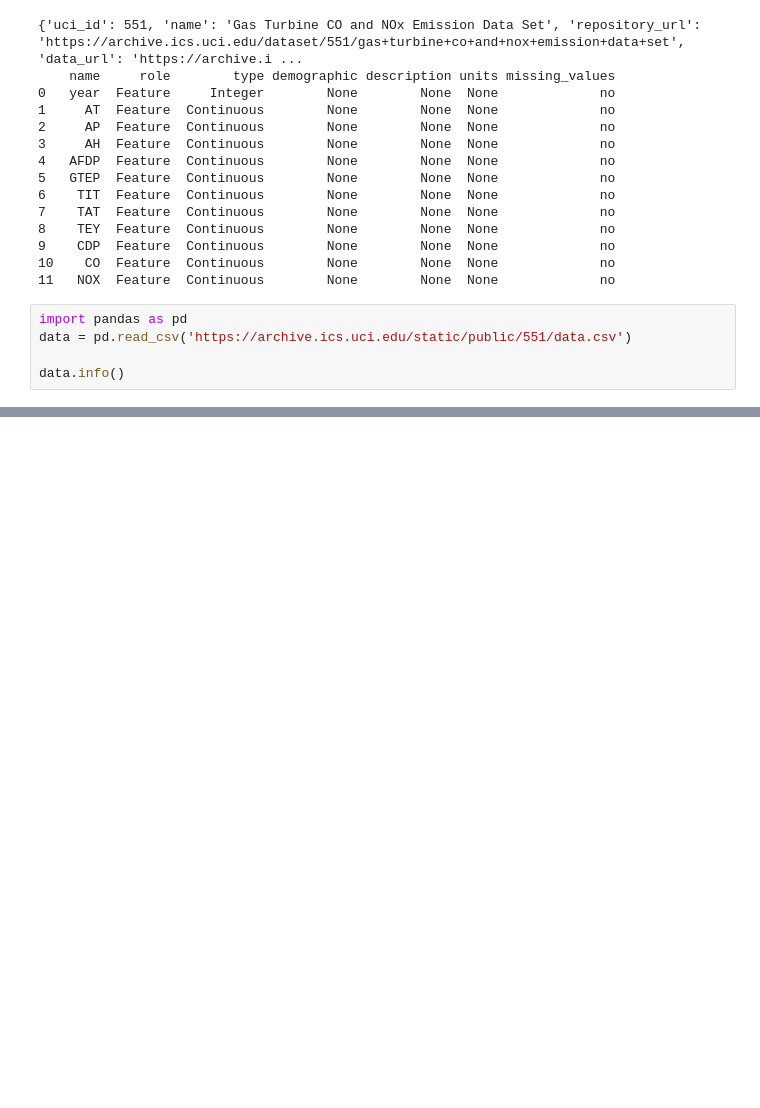
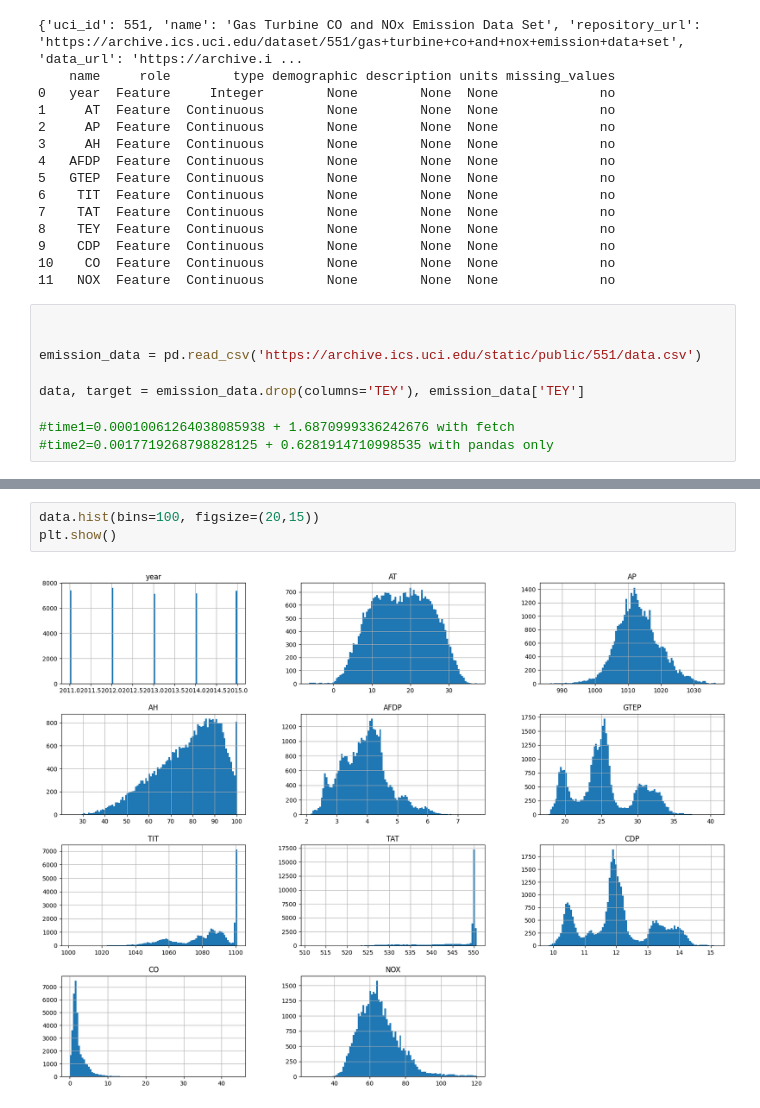
Before and after one commit to dmjLN1026/Pr-dction-TEY, a Jupyter notebook: Prédiction_TEY.ipynb, the cells around one changed output, grey strips where cells are left out. Drawn from its saved outputs; the diff is of its cells as text; blank space fills up the shorter version.

```diff
--- a/Prédiction_TEY.ipynb
+++ b/Prédiction_TEY.ipynb
@@ -46,7 +65,11 @@ print(gas_turbine_co_and_nox_emission_data_set.variables)
 10    CO  Feature  Continuous        None        None  None             no
 11   NOX  Feature  Continuous        None        None  None             no
 # %%
-import pandas as pd
-data = pd.read_csv('https://archive.ics.uci.edu/static/public/551/data.csv')
 
-data.info()
+
+emission_data = pd.read_csv('https://archive.ics.uci.edu/static/public/551/data.csv')
+
+data, target = emission_data.drop(columns='TEY'), emission_data['TEY']
+
+#time1=0.00010061264038085938 + 1.6870999336242676 with fetch
+#time2=0.0017719268798828125 + 0.6281914710998535 with pandas only
@@ -72,0 +134,5 @@ memory usage: 3.4 MB
+# %%
+data.hist(bins=100, figsize=(20,15))
+plt.show()
+# %% [output]
+[figure, added]
```
Also changed, not shown: parts of 13 cells of this notebook.
